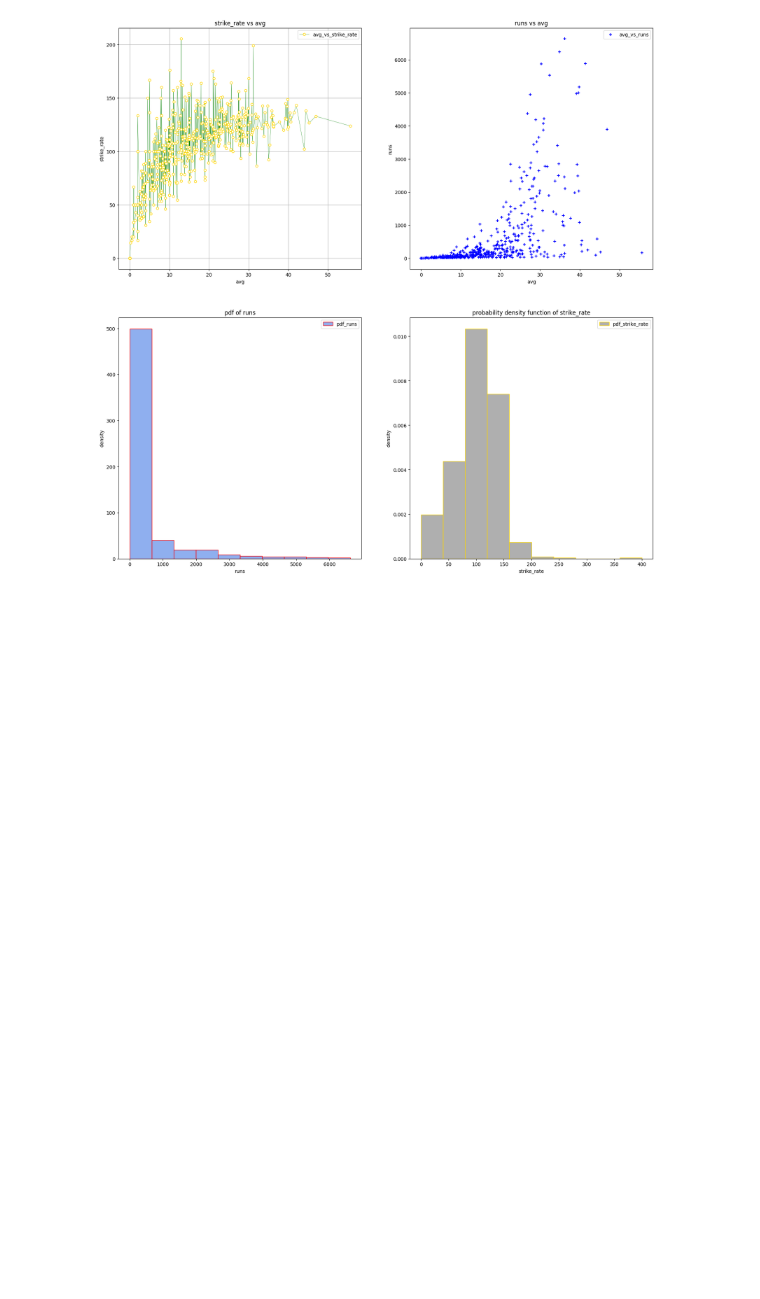
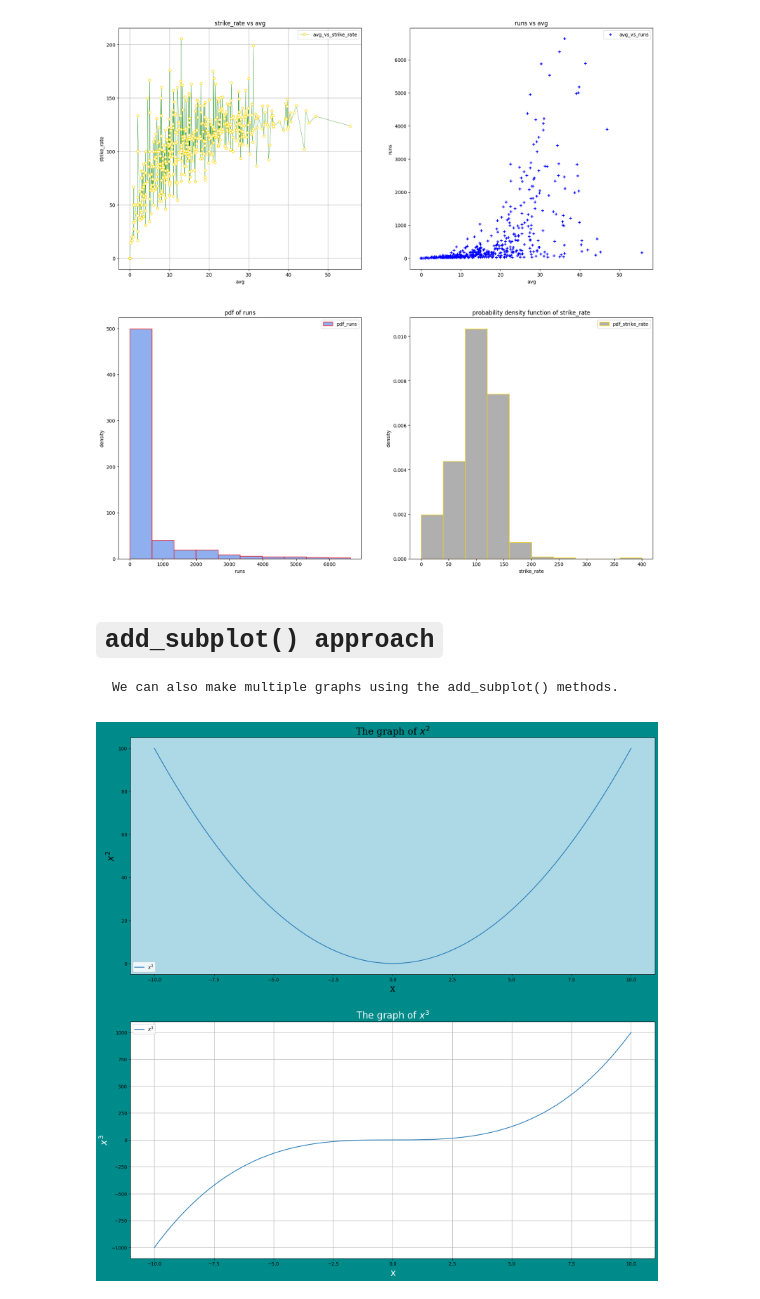
Before and after one commit to abhishekjha462000/data_science_final, a Jupyter notebook: W09_data_visualization/04_advanced_matplotlib/my_notes.ipynb, the cells around one changed output. Drawn from its saved outputs; the diff is of its cells as text; code cells hidden in the pictures; blank space fills up the shorter version.

```diff
--- a/W09_data_visualization/04_advanced_matplotlib/my_notes.ipynb
+++ b/W09_data_visualization/04_advanced_matplotlib/my_notes.ipynb
@@ -321,3 +321,45 @@ ax[1, 1].set_title('probability density function of strike_rate')
 None
 # %% [output]
 [figure]
+# %% [markdown]
+# `add_subplot() approach`
+
+    We can also make multiple graphs using the add_subplot() methods.
+# %%
+x = np.linspace(-10, 10, 10000)
+# %%
+fig = plt.figure(figsize = (20, 20), dpi = 100, facecolor = 'darkcyan')
+
+
+# axes 1
+fontdict = {'fontsize': 20, 'fontfamily':'serif'}
+ax1 = fig.add_subplot(2, 1, 1, fc = 'lightblue')
+
+ax1.plot(x, x ** 2, label = '$x^2$')
+
+ax1.set_xlabel('x', fontdict)
+ax1.set_ylabel('$x^2$', fontdict)
+ax1.set_title('The graph of $x^2$', fontdict)
+ax1.legend()
+
+
+
+
+
+# axes 2
+
+fontdict = {'fontsize': 20, 'fontfamily':'sans-serif', 'color' : 'white'}
+
+ax2 = fig.add_subplot(2, 1, 2)
+
+ax2.plot(x, x ** 3, label = '$x^3$')
+
+ax2.set_xlabel('x', fontdict)
+ax2.set_ylabel('$x^3$', fontdict)
+ax2.set_title('The graph of $x^3$', fontdict)
+ax2.grid()
+ax2.legend()
+
+None
+# %% [output]
+[figure, added]
```
